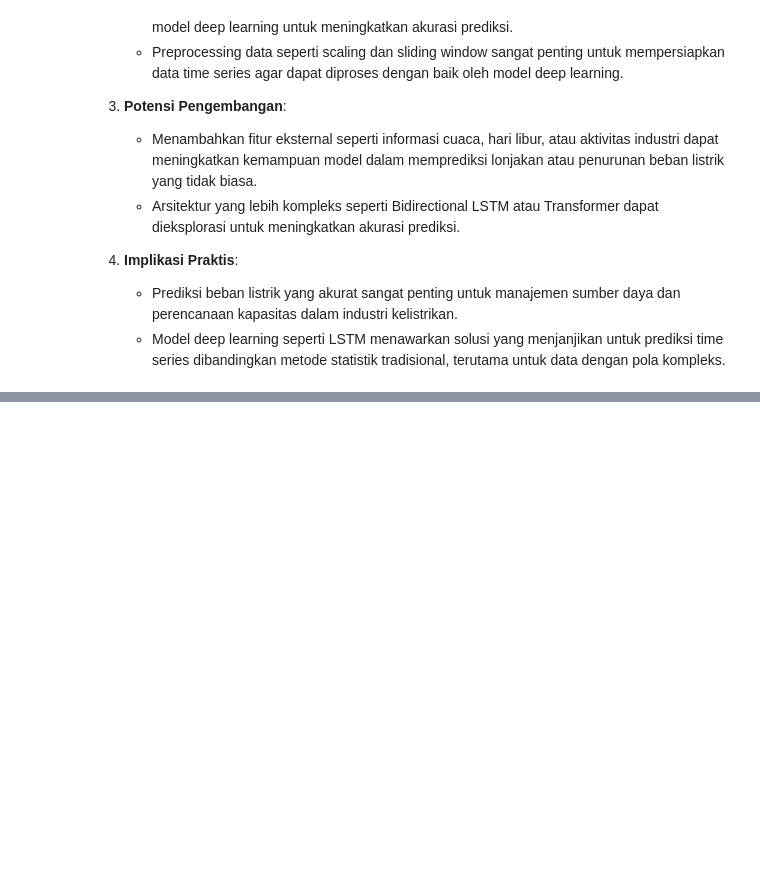
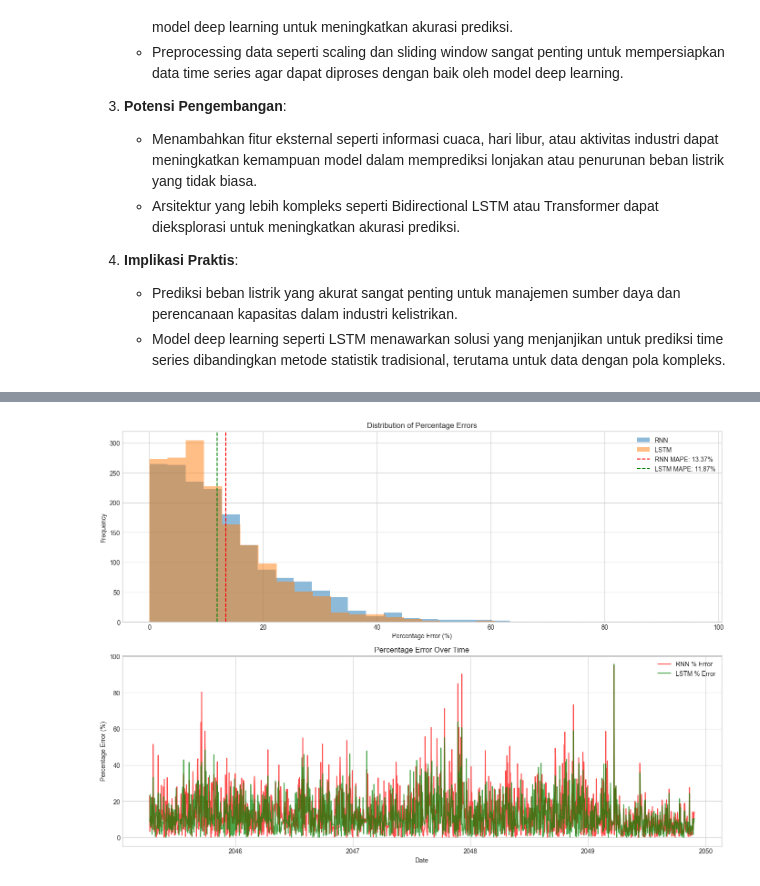
Before and after one commit to JonathanSaragih/Praktikum3ML, a Jupyter notebook: praktikum.ipynb, the cells around one changed output, grey strips where cells are left out. Cells and saved outputs as stored; diff of their text form; code cells hidden in the pictures; blank space fills up the shorter version.

```diff
--- a/praktikum.ipynb
+++ b/praktikum.ipynb
@@ -875,0 +924,84 @@ Submission file created with 1693 predictions
+# %%
+# Calculate percentage errors for both models
+def calculate_percentage_error(y_true, y_pred):
+    """
+    Calculate percentage error between actual and predicted values.
+
+    Args:
+        y_true: Array of actual values
+        y_pred: Array of predicted values
+
+    Returns:
+        Array of percentage errors
+    """
+    # Avoid division by zero by adding small epsilon where true values are zero
+    epsilon = 1e-10
+    percentage_errors = 100 * np.abs((y_true - y_pred) / (y_true + epsilon))
+    return percentage_errors
+
+# Calculate MAPE (Mean Absolute Percentage Error)
+rnn_percentage_errors = calculate_percentage_error(rnn_true_inverse, rnn_pred_inverse)
+lstm_percentage_errors = calculate_percentage_error(lstm_true_inverse, lstm_pred_inverse)
+
+rnn_mape = np.mean(rnn_percentage_errors)
+lstm_mape = np.mean(lstm_percentage_errors)
+
+print(f"RNN Mean Absolute Percentage Error (MAPE): {rnn_mape:.2f}%")
+print(f"LSTM Mean Absolute Percentage Error (MAPE): {lstm_mape:.2f}%")
+
+# Visualize percentage errors
+plt.figure(figsize=(14, 10))
+
+# Plot 1: Percentage error distributions
+plt.subplot(2, 1, 1)
+plt.hist(rnn_percentage_errors, bins=30, alpha=0.5, label='RNN')
+plt.hist(lstm_percentage_errors, bins=30, alpha=0.5, label='LSTM')
+plt.axvline(x=rnn_mape, color='red', linestyle='--', label=f'RNN MAPE: {rnn_mape:.2f}%')
+plt.axvline(x=lstm_mape, color='green', linestyle='--', label=f'LSTM MAPE: {lstm_mape:.2f}%')
+plt.title('Distribution of Percentage Errors')
+plt.xlabel('Percentage Error (%)')
+plt.ylabel('Frequency')
+plt.legend()
+plt.grid(True)
+
+# Plot 2: Time series of percentage errors
+plt.subplot(2, 1, 2)
+plt.plot(test_dates, rnn_percentage_errors, label='RNN % Error', color='red', alpha=0.7)
+plt.plot(test_dates, lstm_percentage_errors, label='LSTM % Error', color='green', alpha=0.7)
+plt.title('Percentage Error Over Time')
+plt.xlabel('Date')
+plt.ylabel('Percentage Error (%)')
+plt.legend()
+plt.grid(True)
+
+plt.tight_layout()
+plt.show()
+
+# Calculate error statistics by load level
+def error_by_load_level(y_true, y_pred, percentage_errors):
+    """Analyze errors by load level (low, medium, high)"""
+    q1, q3 = np.percentile(y_true, [25, 75])
+
+    # Define load levels
+    low_mask = y_true <= q1
+    high_mask = y_true >= q3
+    medium_mask = ~(low_mask | high_mask)
+
+    results = {
+        'Low Load (≤25%)': np.mean(percentage_errors[low_mask]),
+        'Medium Load (25-75%)': np.mean(percentage_errors[medium_mask]),
+        'High Load (≥75%)': np.mean(percentage_errors[high_mask])
+    }
+    return results
+
+# Get error statistics by load level
+rnn_by_load = error_by_load_level(rnn_true_inverse, rnn_pred_inverse, rnn_percentage_errors)
+lstm_by_load = error_by_load_level(lstm_true_inverse, lstm_pred_inverse, lstm_percentage_errors)
+
+# Display results
+print("\nPercentage Error by Load Level:")
+print(f"{'Load Level':<20} {'RNN MAPE (%)':<15} {'LSTM MAPE (%)':<15}")
+print("-" * 50)
+for level in rnn_by_load:
+    print(f"{level:<20} {rnn_by_load[level]:<15.2f} {lstm_by_load[level]:<15.2f}")
+# %% [output]
@@ -875,0 +1010 @@ Submission file created with 1693 predictions
+[figure, added]
```
Also changed, not shown: parts of 11 cells of this notebook.
